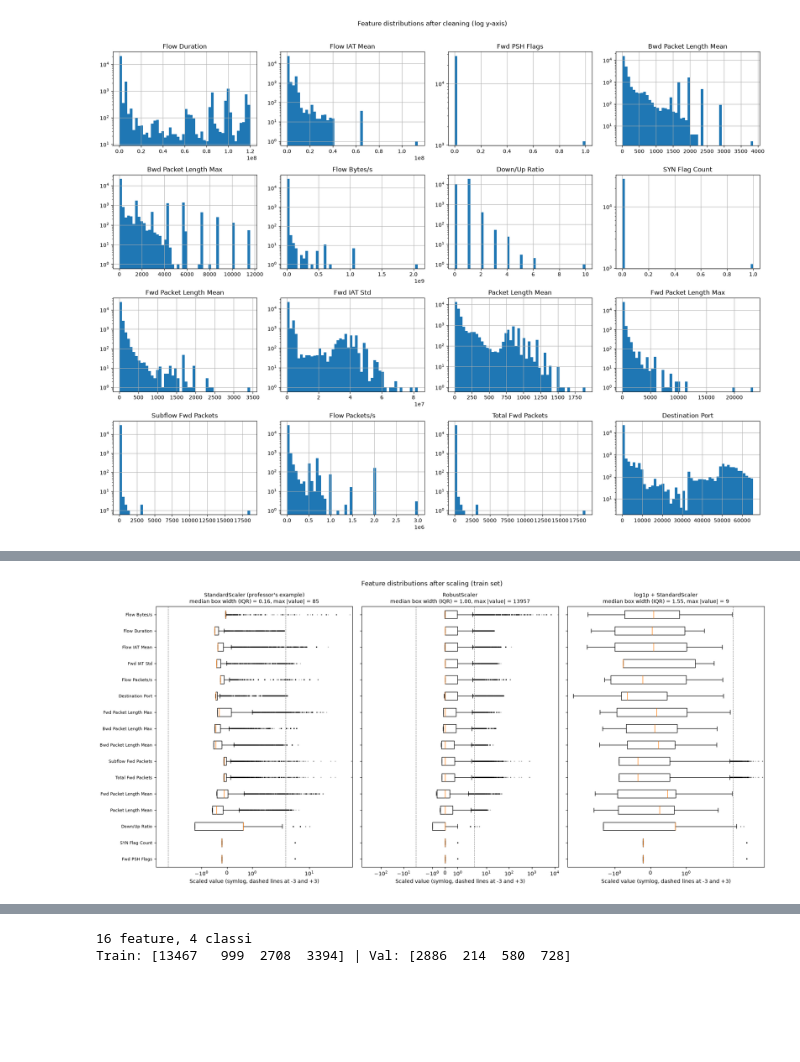
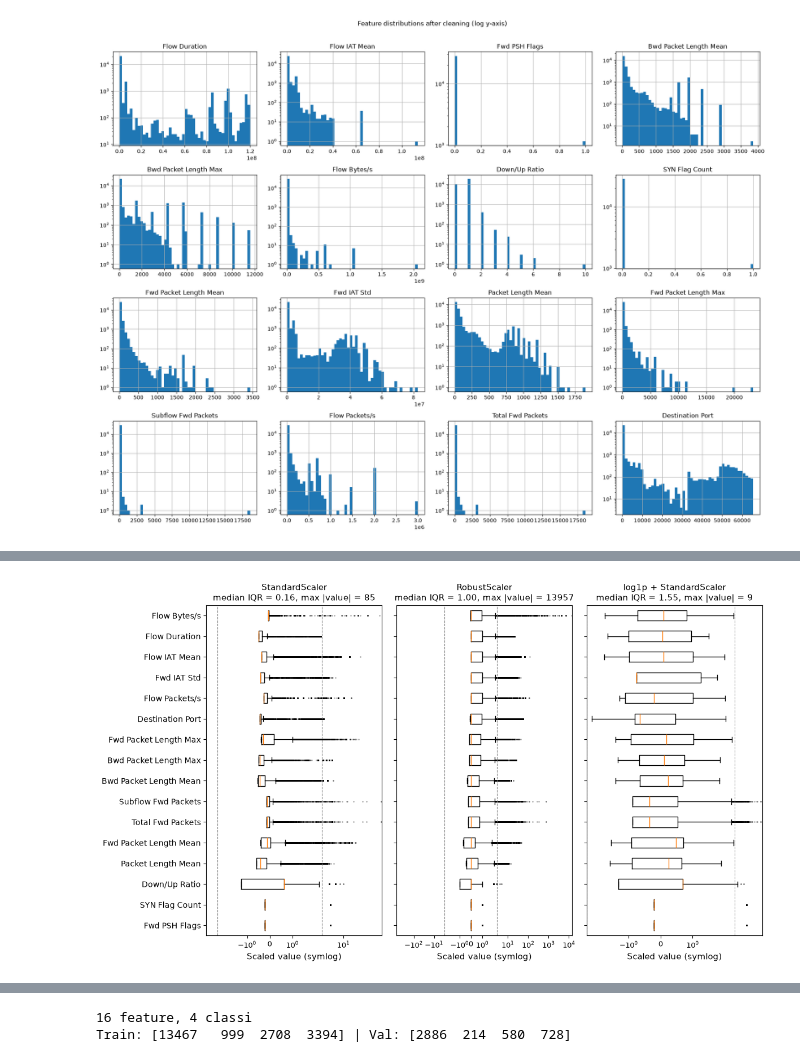
Before and after one commit to emanueletocci/polito-ai, a Jupyter notebook: labs/lab01/notebook.ipynb, the cells around one changed output, grey strips where cells are left out. Cells and saved outputs as stored; diff of their text form; code cells hidden in the pictures; blank space fills up the shorter version.

```diff
--- a/labs/lab01/notebook.ipynb
+++ b/labs/lab01/notebook.ipynb
@@ -244,15 +311,17 @@ def split_proportions(stratified):
         for name, yy in [("train", y_tr), ("val", y_v), ("test", y_t)]
     })
 
-fig, axes = plt.subplots(1, 2, figsize=(14, 4), sharex=True)
+fig, axes = plt.subplots(1, 2, figsize=(10, 4), sharex=True)   # sized for a report page: fonts stay readable
 for ax, stratified, title in [(axes[0], True, "Stratified split"), (axes[1], False, "Random split")]:
     perc = split_proportions(stratified)
-    perc.plot.barh(ax=ax, legend=(ax is axes[0]))
+    perc.plot.barh(ax=ax, legend=(ax is axes[0]), width=0.8)
     for cont in ax.containers:
-        ax.bar_label(cont, fmt=" %.2f%%", fontsize=8)
-    ax.set_xlabel("% of the partition")
-    ax.set_title(title)
-axes[0].set_xlim(0, perc.values.max() * 1.25)   # room for the labels (shared by both panels)
+        ax.bar_label(cont, fmt=" %.2f%%", fontsize=9)
+    ax.set_xlabel("% of the partition", fontsize=11)
+    ax.set_ylabel("")
+    ax.set_title(title, fontsize=12)
+    ax.tick_params(labelsize=10)
+axes[0].set_xlim(0, perc.values.max() * 1.3)   # room for the labels (shared by both panels)
 plt.tight_layout()
 plt.show()
 plt.close()
@@ -261,34 +336,34 @@ plt.close()
 # %%
 # ------------------------------------------------------------------------------
 # SCALING COMPARISON (no training: every option is fitted on the TRAIN set only)
 # ------------------------------------------------------------------------------
 # After removing negative values all features are >= 0, so log1p can be applied
 assert (X_train >= 0).all(), "log1p needs non-negative values"
 
 options = {
-    "StandardScaler (professor's example)": StandardScaler().fit_transform(X_train),
+    "StandardScaler": StandardScaler().fit_transform(X_train),
     "RobustScaler": RobustScaler().fit_transform(X_train),
     "log1p + StandardScaler": StandardScaler().fit_transform(np.log1p(X_train)),
 }
 order = pd.DataFrame(X_train, columns=feature_names).max().sort_values().index
 
-fig, axes = plt.subplots(1, 3, figsize=(18, 0.4 * len(order) + 2), sharey=True)
+fig, axes = plt.subplots(1, 3, figsize=(12, 7), sharey=True)   # sized for a report page: fonts stay readable
 for ax, (name, Z) in zip(axes, options.items()):
     Z_df = pd.DataFrame(Z, columns=feature_names)
     ax.boxplot([Z_df[c] for c in order], orientation="horizontal",
                flierprops=dict(marker=".", markersize=2, alpha=0.3))
     ax.axvline(-3, color="gray", linestyle="--", linewidth=0.8)
     ax.axvline(3, color="gray", linestyle="--", linewidth=0.8)
     ax.set_xscale("symlog")
-    ax.set_xlabel("Scaled value (symlog, dashed lines at -3 and +3)")
+    ax.set_xlabel("Scaled value (symlog)", fontsize=11)
+    ax.tick_params(axis="x", labelsize=9)
     box_width = np.median(np.subtract(*np.percentile(Z, [75, 25], axis=0)))   # median IQR over features
-    ax.set_title(f"{name}\nmedian box width (IQR) = {box_width:.2f}, max |value| = {np.abs(Z).max():.0f}",
-                 fontsize=10)
+    ax.set_title(f"{name}\nmedian IQR = {box_width:.2f}, max |value| = {np.abs(Z).max():.0f}",
+                 fontsize=11)
 axes[0].set_yticks(range(1, len(order) + 1))
-axes[0].set_yticklabels(order, fontsize=8)
-plt.suptitle("Feature distributions after scaling (train set)")
+axes[0].set_yticklabels(order, fontsize=10)
 plt.tight_layout()
 plt.show()
 plt.close()
 # %% [output]
-[figure, old version]
+[figure, new version]
```
Also changed, not shown: parts of 19 cells of this notebook, 1 other file.
